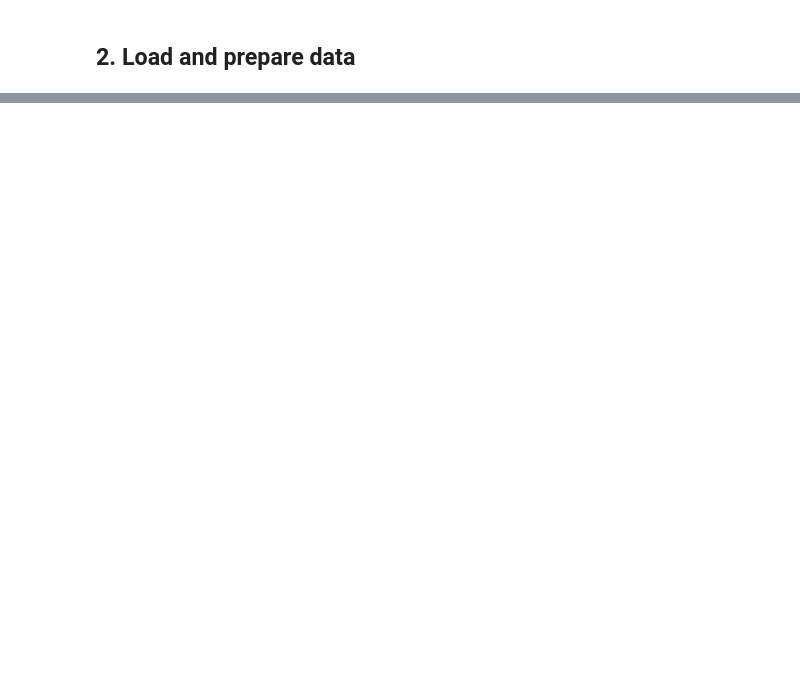
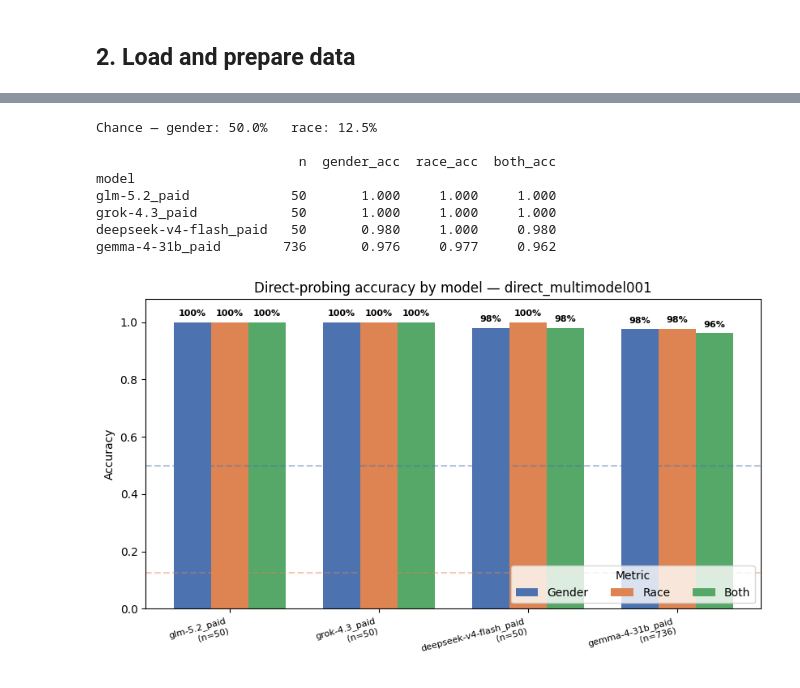
Before and after one commit to LukasStrickler/Investigating-Personalization-Effects-in-LLMs, a Jupyter notebook: experiments/eval_direct_probing.ipynb, the cells around one changed output, grey strips where cells are left out. Cells and saved outputs as stored; diff of their text form; code cells hidden in the pictures; blank space fills up the shorter version.

```diff
--- a/experiments/eval_direct_probing.ipynb
+++ b/experiments/eval_direct_probing.ipynb
@@ -84,0 +133,52 @@ Races (8): ['Central/Eastern Europe', 'France', 'Germany', 'Hispanic Countries',
+# %%
+# --- Summary table: accuracy per model ---
+overview = (
+    df.groupby("model")
+      .agg(n=("both_correct", "size"),
+           gender_acc=("gender_correct", "mean"),
+           race_acc=("race_correct", "mean"),
+           both_acc=("both_correct", "mean"))
+      .sort_values("both_acc", ascending=False)
+)
+n_races = len(ALL_RACES)
+print(f"Chance — gender: {1/2:.1%}   race: {1/n_races:.1%}\n")
+print(overview.to_string(float_format="{:.3f}".format))
+
+# --- Grouped bars: gender / race / both, one group per model ---
+metrics = [("gender_acc", "Gender", "#4C72B0"),
+           ("race_acc",   "Race",   "#DD8452"),
+           ("both_acc",   "Both",   "#55A868")]
+models = overview.index.tolist()
+x = np.arange(len(models))
+width = 0.25
+
+fig, ax = plt.subplots(figsize=(max(7, 1.6 * len(models) + 2), 5))
+for i, (col, label, color) in enumerate(metrics):
+    vals = overview[col].values
+    bars = ax.bar(x + (i - 1) * width, vals, width, label=label, color=color)
+    for bar, v in zip(bars, vals):
+        ax.text(bar.get_x() + bar.get_width() / 2, v + 0.015, f"{v:.0%}",
+                ha="center", va="bottom", fontsize=8, fontweight="bold")
+
+ax.axhline(0.5, ls="--", color="#4C72B0", alpha=0.4)
+ax.axhline(1 / n_races, ls="--", color="#DD8452", alpha=0.4)
+ax.set_xticks(x)
+# annotate n on the x tick labels since sample sizes differ across models
+ax.set_xticklabels([f"{m}\n(n={int(overview.loc[m, 'n'])})" for m in models], rotation=15, ha="right", fontsize=8)
+ax.set_ylim(0, 1.08)
+ax.set_ylabel("Accuracy")
+ax.set_title(f"Direct-probing accuracy by model — {RUN_TAG}")
+ax.legend(title="Metric", ncol=3, loc="lower right")
+plt.tight_layout()
+fig.savefig(FIGURES_DIR / f"overview_by_model_{RUN_TAG}.png", bbox_inches="tight", dpi=150)
+plt.show()
+# %% [output]
+Chance — gender: 50.0%   race: 12.5%
+
+                          n  gender_acc  race_acc  both_acc
+model
+glm-5.2_paid             50       1.000     1.000     1.000
+grok-4.3_paid            50       1.000     1.000     1.000
+deepseek-v4-flash_paid   50       0.980     1.000     0.980
+gemma-4-31b_paid        736       0.976     0.977     0.962
+[figure, added]
```
Also changed, not shown: parts of 16 cells of this notebook, 9 other files.
